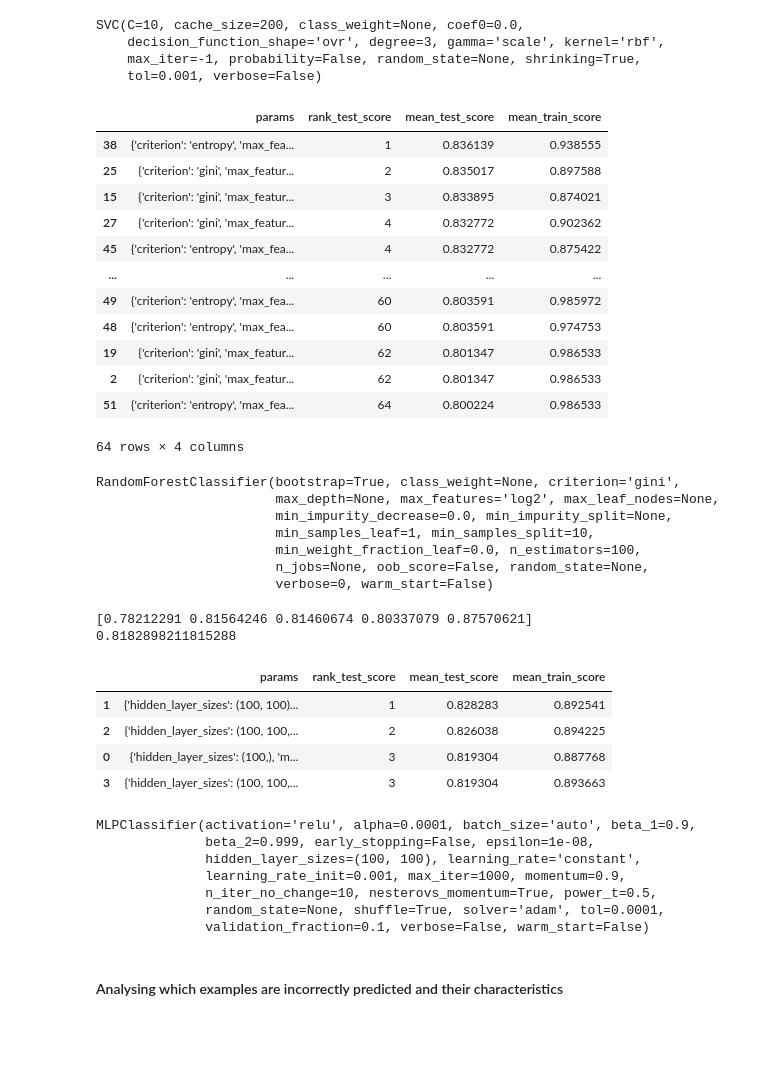
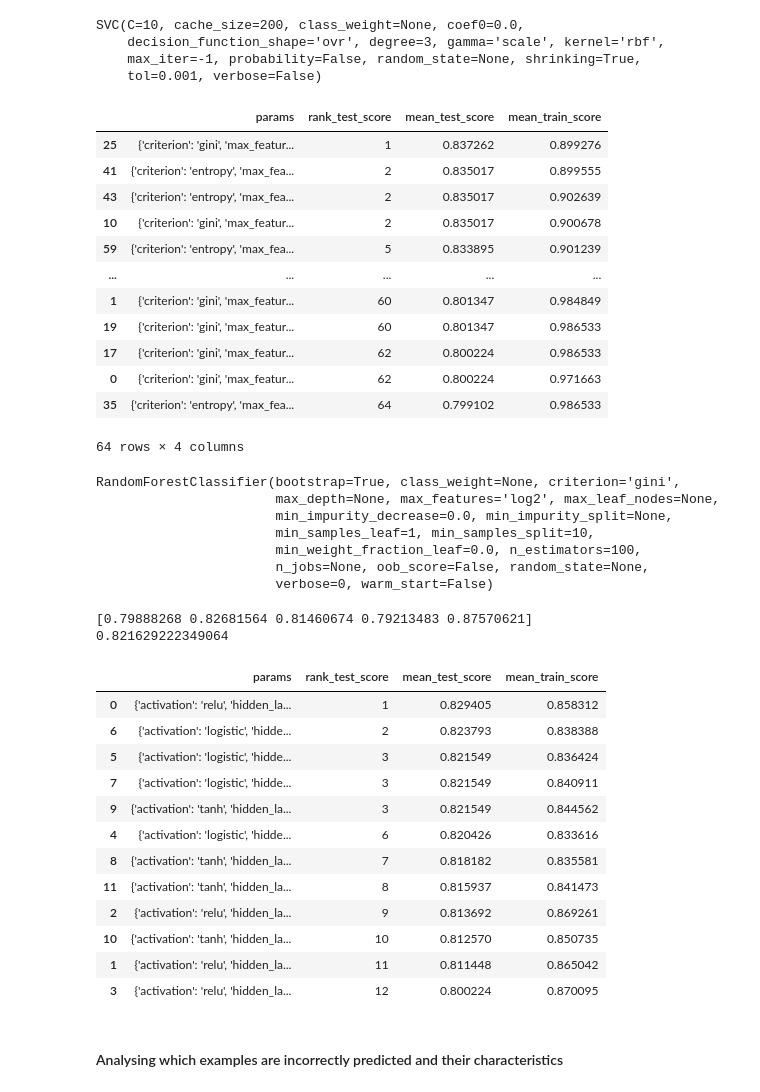
Before and after one commit to abhishekjain88/titanic-kaggle, a Jupyter notebook: Titanic Competition.ipynb, the cells around one changed output. Saved outputs shown, nothing was run; the diff lists cells and outputs as text; code cells hidden in the pictures; blank space fills up the shorter version.

```diff
--- a/Titanic Competition.ipynb
+++ b/Titanic Competition.ipynb
@@ -665,3 +675,7 @@ titanic[titanic['Survived'] == 0]['Age'].hist()
 #### Based on the above 2 histograms, it looks like children (age < 15) have a better survival rate than mortality rate as opposed to people in higher ages where the mortality rate is much higher than the survival rate. Based on this initial analysis, age seems to be an important feature for predicting survival. We should try and impute the lots of missing values for age.
 # %% [markdown]
 #### Trying to impute Age using characteristics of other columns
+# %%
+titanic['AgeCategory'] = pd.cut(titanic['Age'], bins=[0,15,25,30,40,50,60,70,80],
+                                labels=['0-10', '10-20', '20-30', '30-40', '40-50', '50-60', '60-70', '70-80'])
+grouped_survival_bar('AgeCategory')
@@ -940,6 +962,7 @@ Index(['Survived', 'Pclass', 'Sex', 'Age', 'SibSp', 'Parch', 'Fare',
        'Title_Master', 'Title_Miss', 'Title_Mr', 'Title_Mrs', 'Title_Others'],
       dtype='object')
 # %%
-feature_columns = [x for x in titanic.columns if x != 'Survived']
+feature_columns = [x for x in titanic.columns if x not in ['Survived', 'Cabin_A', 'Cabin_B', 'Cabin_C', 'Cabin_D',
+                                                           'Cabin_E', 'Cabin_F', 'Cabin_G', 'Cabin_Missing']]
 print(feature_columns)
 # %% [output]
@@ -1116,17 +1135,17 @@ results = grid_search(rfc, parameters)
 results
 # %% [output]
 |  | params | rank_test_score | mean_test_score | mean_train_score |
-| 38 | {'criterion': 'entropy', 'max_fea... | 1 | 0.836139 | 0.938555 |
-| 25 | {'criterion': 'gini', 'max_featur... | 2 | 0.835017 | 0.897588 |
-| 15 | {'criterion': 'gini', 'max_featur... | 3 | 0.833895 | 0.874021 |
-| 27 | {'criterion': 'gini', 'max_featur... | 4 | 0.832772 | 0.902362 |
-| 45 | {'criterion': 'entropy', 'max_fea... | 4 | 0.832772 | 0.875422 |
+| 25 | {'criterion': 'gini', 'max_featur... | 1 | 0.837262 | 0.899276 |
+| 41 | {'criterion': 'entropy', 'max_fea... | 2 | 0.835017 | 0.899555 |
+| 43 | {'criterion': 'entropy', 'max_fea... | 2 | 0.835017 | 0.902639 |
+| 10 | {'criterion': 'gini', 'max_featur... | 2 | 0.835017 | 0.900678 |
+| 59 | {'criterion': 'entropy', 'max_fea... | 5 | 0.833895 | 0.901239 |
 | ... | ... | ... | ... | ... |
-| 49 | {'criterion': 'entropy', 'max_fea... | 60 | 0.803591 | 0.985972 |
-| 48 | {'criterion': 'entropy', 'max_fea... | 60 | 0.803591 | 0.974753 |
-| 19 | {'criterion': 'gini', 'max_featur... | 62 | 0.801347 | 0.986533 |
-| 2 | {'criterion': 'gini', 'max_featur... | 62 | 0.801347 | 0.986533 |
-| 51 | {'criterion': 'entropy', 'max_fea... | 64 | 0.800224 | 0.986533 |
+| 1 | {'criterion': 'gini', 'max_featur... | 60 | 0.801347 | 0.984849 |
+| 19 | {'criterion': 'gini', 'max_featur... | 60 | 0.801347 | 0.986533 |
+| 17 | {'criterion': 'gini', 'max_featur... | 62 | 0.800224 | 0.986533 |
+| 0 | {'criterion': 'gini', 'max_featur... | 62 | 0.800224 | 0.971663 |
+| 35 | {'criterion': 'entropy', 'max_fea... | 64 | 0.799102 | 0.986533 |
 64 rows × 4 columns
 # %%
 rfc = RandomForestClassifier(criterion='gini', max_features='log2', min_samples_split=10, n_estimators=100)
@@ -1146,29 +1165,29 @@ scores = cross_val_score(nn, X, y, cv=5)
 print(scores)
 print(scores.mean())
 # %% [output]
-[0.78212291 0.81564246 0.81460674 0.80337079 0.87570621]
-0.8182898211815288
+[0.79888268 0.82681564 0.81460674 0.79213483 0.87570621]
+0.821629222349064
 # %%
-parameters = {'hidden_layer_sizes':[(100,), (100, 100), (100,100,100), (100, 100, 100, 100)], 'max_iter':[1000]}
+parameters = {'hidden_layer_sizes':[(100,), (100, 100), (100,100,100), (100, 100, 100, 100)], 'max_iter':[1000],
+              'activation': ('relu', 'logistic', 'tanh')}
 results = grid_search(nn, parameters)
 results
 # %% [output]
 |  | params | rank_test_score | mean_test_score | mean_train_score |
-| 1 | {'hidden_layer_sizes': (100, 100)... | 1 | 0.828283 | 0.892541 |
-| 2 | {'hidden_layer_sizes': (100, 100,... | 2 | 0.826038 | 0.894225 |
-| 0 | {'hidden_layer_sizes': (100,), 'm... | 3 | 0.819304 | 0.887768 |
-| 3 | {'hidden_layer_sizes': (100, 100,... | 3 | 0.819304 | 0.893663 |
+| 0 | {'activation': 'relu', 'hidden_la... | 1 | 0.829405 | 0.858312 |
+| 6 | {'activation': 'logistic', 'hidde... | 2 | 0.823793 | 0.838388 |
+| 5 | {'activation': 'logistic', 'hidde... | 3 | 0.821549 | 0.836424 |
+| 7 | {'activation': 'logistic', 'hidde... | 3 | 0.821549 | 0.840911 |
+| 9 | {'activation': 'tanh', 'hidden_la... | 3 | 0.821549 | 0.844562 |
+| 4 | {'activation': 'logistic', 'hidde... | 6 | 0.820426 | 0.833616 |
+| 8 | {'activation': 'tanh', 'hidden_la... | 7 | 0.818182 | 0.835581 |
+| 11 | {'activation': 'tanh', 'hidden_la... | 8 | 0.815937 | 0.841473 |
+| 2 | {'activation': 'relu', 'hidden_la... | 9 | 0.813692 | 0.869261 |
+| 10 | {'activation': 'tanh', 'hidden_la... | 10 | 0.812570 | 0.850735 |
+| 1 | {'activation': 'relu', 'hidden_la... | 11 | 0.811448 | 0.865042 |
+| 3 | {'activation': 'relu', 'hidden_la... | 12 | 0.800224 | 0.870095 |
 # %%
-nn = MLPClassifier(hidden_layer_sizes=(100,100), max_iter=1000)
-nn.fit(X,y)
+nn = MLPClassifier(hidden_layer_sizes=(100,), max_iter=1000, activation='relu')
-# %% [output]
-MLPClassifier(activation='relu', alpha=0.0001, batch_size='auto', beta_1=0.9,
-              beta_2=0.999, early_stopping=False, epsilon=1e-08,
-              hidden_layer_sizes=(100, 100), learning_rate='constant',
-              learning_rate_init=0.001, max_iter=1000, momentum=0.9,
-              n_iter_no_change=10, nesterovs_momentum=True, power_t=0.5,
-              random_state=None, shuffle=True, solver='adam', tol=0.0001,
-              validation_fraction=0.1, verbose=False, warm_start=False)
 # %% [markdown]
 #### Analysing which examples are incorrectly predicted and their characteristics
 # %%
```
Also changed, not shown: parts of 20 cells of this notebook.
